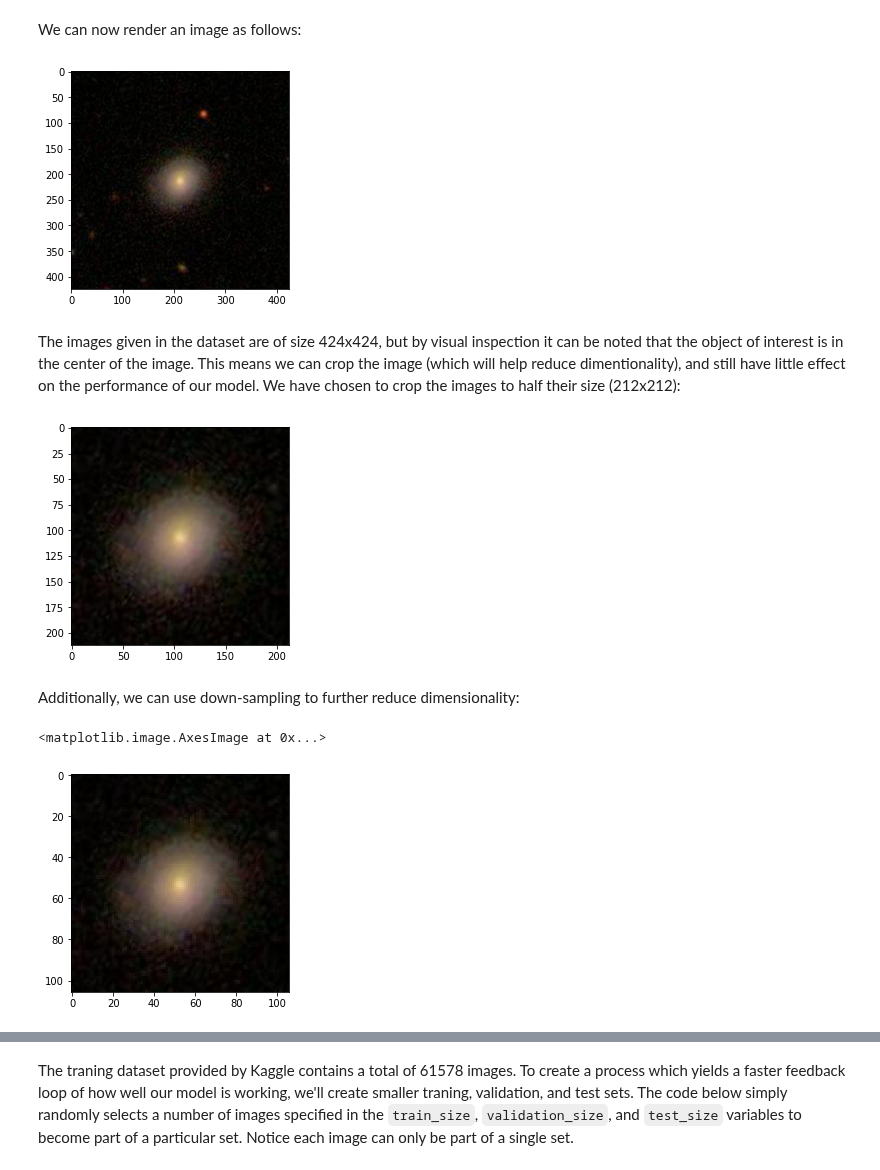
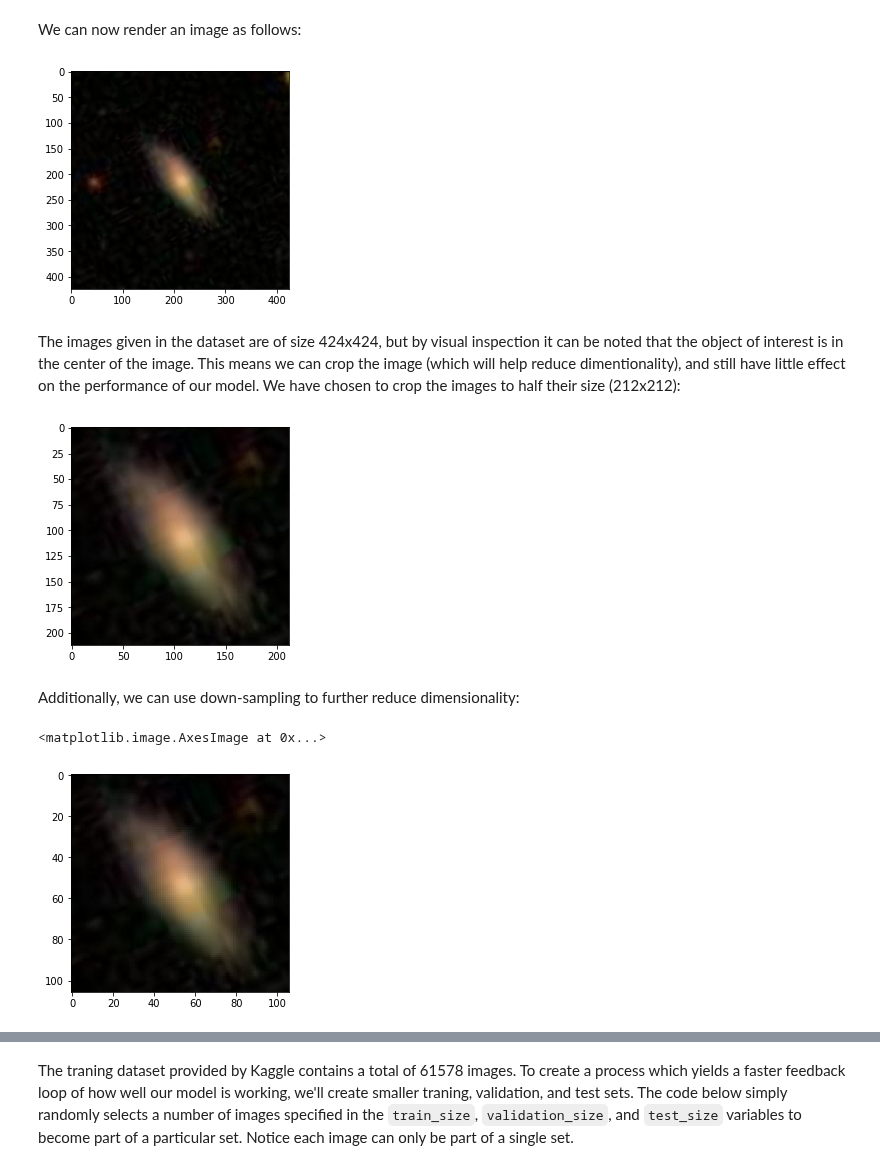
Before and after one commit to diegocasmo/ml-project, a Jupyter notebook: code/data_processor.ipynb, the cells around one changed output, grey strips where cells are left out. Drawn from its saved outputs; the diff is of its cells as text; code cells hidden in the pictures.

```diff
--- a/code/data_processor.ipynb
+++ b/code/data_processor.ipynb
@@ -38,12 +38,12 @@ We can now render an image as follows:
 # %%
 import matplotlib.pylab as plt
 %matplotlib inline
 
-sample_img = plt.imread(img_paths[0])
+sample_img = plt.imread(img_paths[1])
 plt.imshow(sample_img)
 plt.show()
 # %% [output]
-[figure, old version]
+[figure, new version]
 # %% [markdown]
 The images given in the dataset are of size 424x424, but by visual inspection it can be noted that the object of interest is in the center of the image. This means we can crop the image (which will help reduce dimentionality), and still have little effect on the performance of our model. We have chosen to crop the images to half their size (212x212):
 # %%
@@ -52,7 +52,7 @@ sample_img = sample_img.T[:,106:106*3,106:106*3]
 plt.imshow(sample_img.T)
 plt.show()
 # %% [output]
-[figure, old version]
+[figure, new version]
 # %% [markdown]
 Additionally, we can use down-sampling to further reduce dimensionality:
 # %%
@@ -63,4 +63,4 @@ sample_img = resize(sample_img, (3, 106, 106), mode='reflect')
 plt.imshow(sample_img.T)
 # %% [output]
 <matplotlib.image.AxesImage at 0x...>
-[figure, old version]
+[figure, new version]
```
Also changed, not shown: parts of 2 cells of this notebook, 1 other file.
